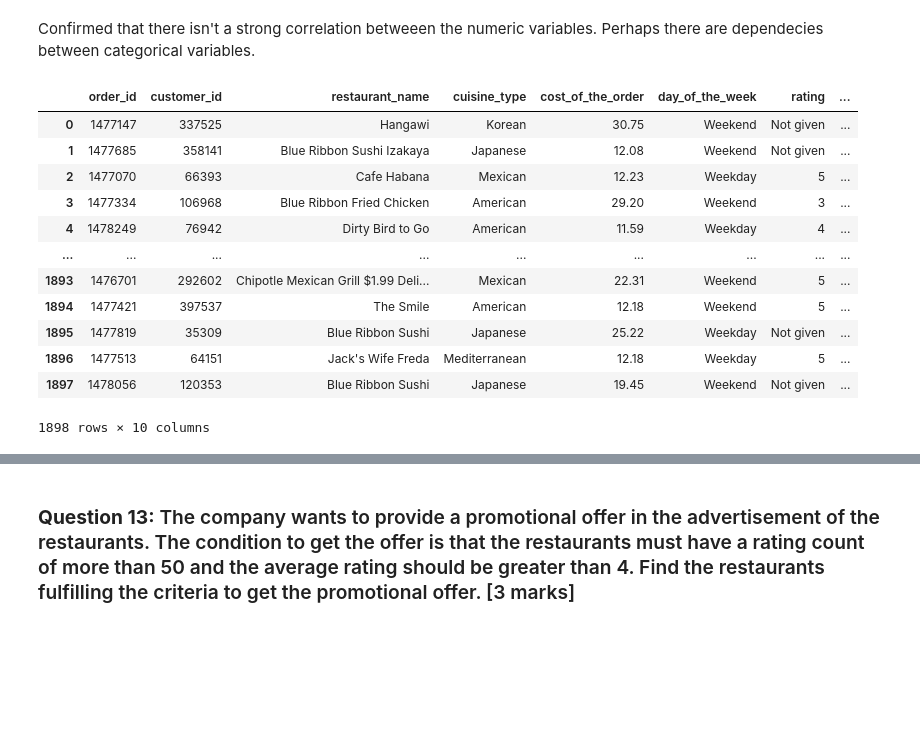
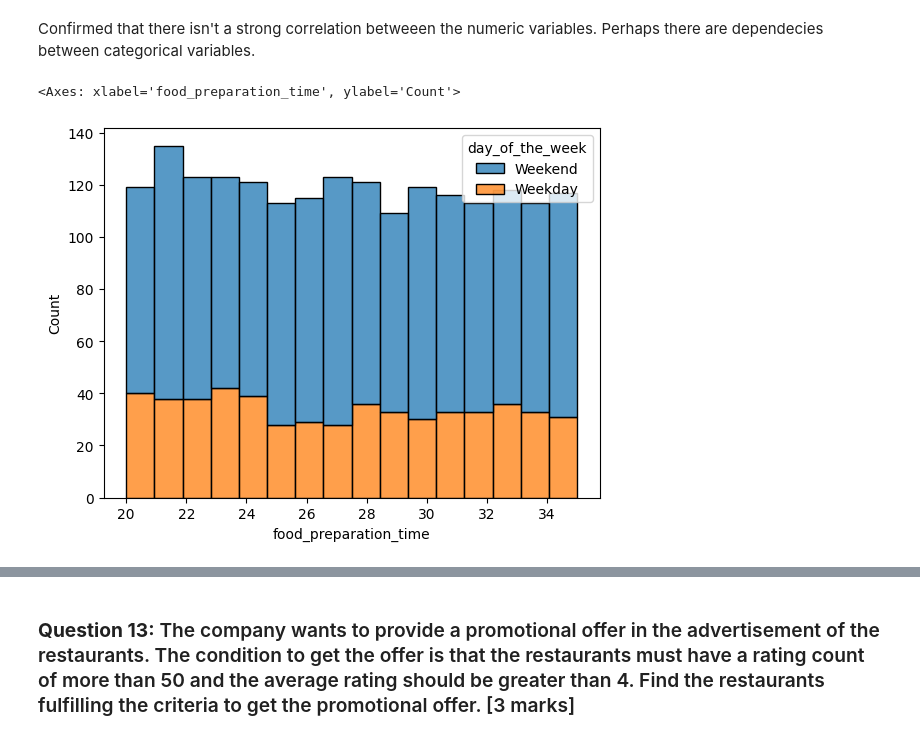
Before and after one commit to AkshayGovindaraj/Computational-Statistics, a Jupyter notebook: pyf_project_learner_notebook_full_codev2.ipynb, the cells around one changed output, grey strips where cells are left out. Cells and saved outputs as stored; diff of their text form; code cells hidden in the pictures; blank space fills up the shorter version.

```diff
--- a/pyf_project_learner_notebook_full_codev2.ipynb
+++ b/pyf_project_learner_notebook_full_codev2.ipynb
@@ -394,18 +394,7 @@ sns.pairplot(data=df[['cost_of_the_order', 'rating_adjusted', 'food_preparation_
 # %% [markdown]
 Confirmed that there isn't a strong correlation betweeen the numeric variables. Perhaps there are dependecies between categorical variables.
-# %%
-df
-# %% [output]
-|  | order_id | customer_id | restaurant_name | cuisine_type | cost_of_the_order | day_of_the_week | rating | ... |
-| 0 | 1477147 | 337525 | Hangawi | Korean | 30.75 | Weekend | Not given | ... |
-| 1 | 1477685 | 358141 | Blue Ribbon Sushi Izakaya | Japanese | 12.08 | Weekend | Not given | ... |
-| 2 | 1477070 | 66393 | Cafe Habana | Mexican | 12.23 | Weekday | 5 | ... |
-| 3 | 1477334 | 106968 | Blue Ribbon Fried Chicken | American | 29.20 | Weekend | 3 | ... |
-| 4 | 1478249 | 76942 | Dirty Bird to Go | American | 11.59 | Weekday | 4 | ... |
-| ... | ... | ... | ... | ... | ... | ... | ... | ... |
-| 1893 | 1476701 | 292602 | Chipotle Mexican Grill $1.99 Deli... | Mexican | 22.31 | Weekend | 5 | ... |
-| 1894 | 1477421 | 397537 | The Smile | American | 12.18 | Weekend | 5 | ... |
-| 1895 | 1477819 | 35309 | Blue Ribbon Sushi | Japanese | 25.22 | Weekday | Not given | ... |
-| 1896 | 1477513 | 64151 | Jack's Wife Freda | Mediterranean | 12.18 | Weekday | 5 | ... |
-| 1897 | 1478056 | 120353 | Blue Ribbon Sushi | Japanese | 19.45 | Weekend | Not given | ... |
-1898 rows × 10 columns
+# %%
+sns.histplot(data=df,x='food_preparation_time',hue='day_of_the_week', bins=16, multiple='stack')
+# %% [output]
+<Axes: xlabel='food_preparation_time', ylabel='Count'>
+[figure, added]
```
Also changed, not shown: parts of 7 cells of this notebook.
